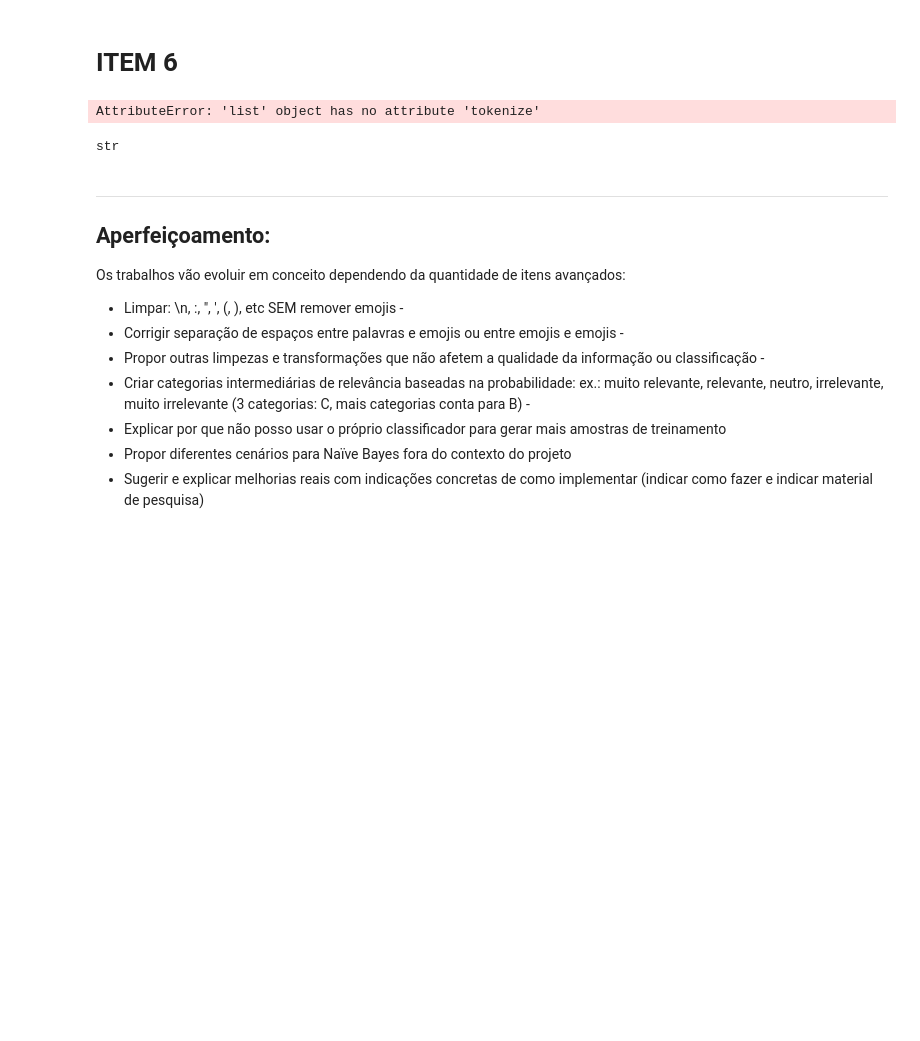
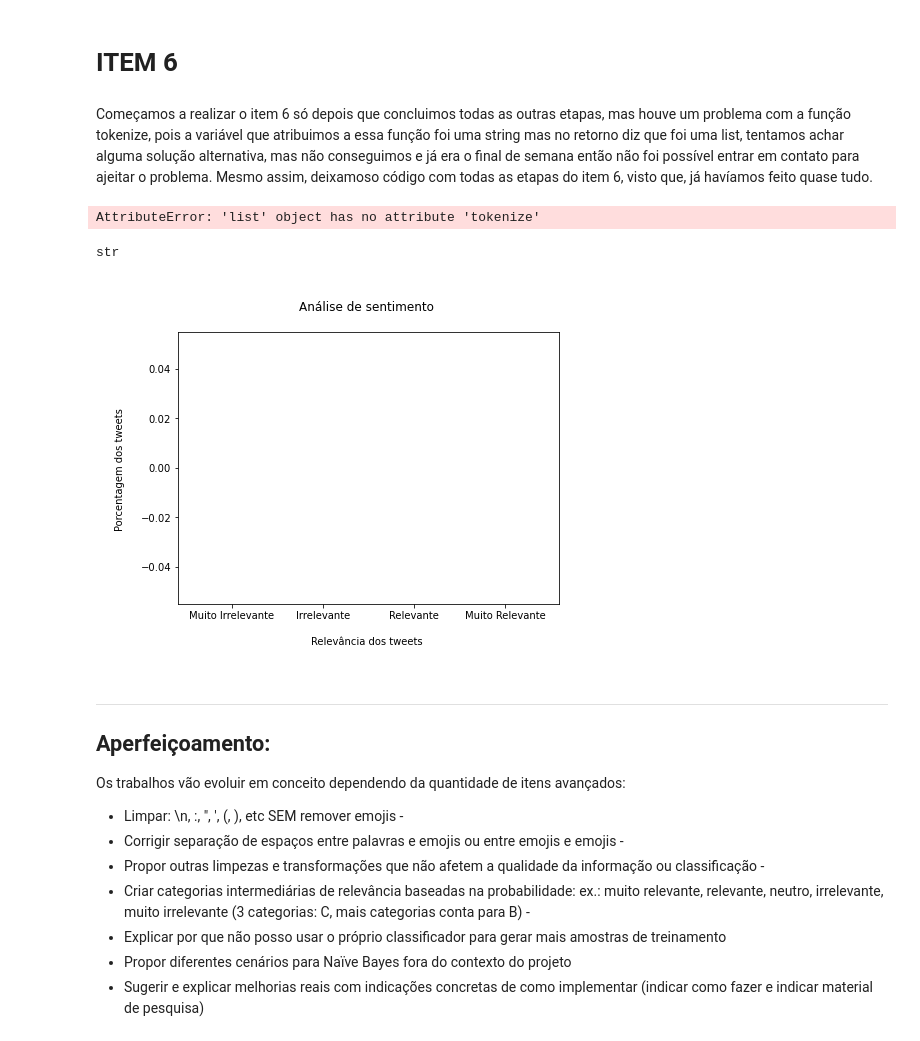
Before and after one commit to alicealongman/P1-cdados, a Jupyter notebook: Projeto1_Layout_Classificador.ipynb, the cells around one changed output. Drawn from its saved outputs; the diff is of its cells as text; code cells hidden in the pictures; blank space fills up the shorter version.

```diff
--- a/Projeto1_Layout_Classificador.ipynb
+++ b/Projeto1_Layout_Classificador.ipynb
@@ -526,6 +559,9 @@ plt.show()
 - Não poderíamos implementar novos tweets na base de treinamento pois o nosso classificador já possui um viés sobre certas palavras para gerar uma conclusão se aquela declaração é relevante ou irrelevante. Ou seja, mesmo implementando mais tweets, o Naive-Bayes continuaria cometendo os mesmos erros.
 # %% [markdown]
 # ITEM 6
+# %% [markdown]
+Começamos a realizar o item 6 só depois que concluimos todas as outras etapas, mas houve um problema com a função tokenize, pois a variável que atribuimos a essa função foi uma string mas no retorno diz que foi uma list, tentamos achar alguma solução alternativa, mas não conseguimos e já era o final de semana então não foi possível entrar em contato para ajeitar o problema.
+Mesmo assim, deixamoso código com todas as etapas do item 6, visto que, já havíamos feito quase tudo.
 # %%
 def classifica2 (frase):
 
@@ -606,7 +642,7 @@ tudo = tudo.reset_index(drop=True)
 for i in range (100):
     #dividindo em treinamento e teste
     tr = tudo.sample(frac = 0.6)
-    te = tudo.drop(te.index)
+    te = tudo.drop(tr.index)
 
     #dividindo nas classificações
 
@@ -614,7 +650,7 @@ for i in range (100):
     filtroMR = tr["Classificação"]== "Muito Relevante"
     classificadorMR = ' '.join(tr.loc[filtroMR, 'Tweets'])
     classificadorMRlimpo = cleanup(classificadorMR)
-    claMRs = str(classificadorMRlimpo)
+    claMRs = ''.join(classificadorMRlimpo)
 
     #Relevante
     filtroR = tr["Classificação"]== "Relevante"
@@ -634,8 +670,8 @@ for i in range (100):
     classificadorMIlimpo = cleanup(classificadorMI)
     claMIs = str(classificadorMIlimpo)
 
-    #SEPARANDO
-    claMRpronto = t.tokenize(claMRs)
+    #separando
+    claMRpronto= t.tokenize(claMRs)
     claRpronto = t.tokenize(claRs)
     claIpronto = t.tokenize(claIs)
     claMIpronto = t.tokenize(claMIs)
@@ -660,6 +696,7 @@ for i in range (100):
     seriesMI = pd.Series(claMIpronto)
     freqabMI= seriesMI.value_counts()
 
+
     te['Tweets'] = te['Tweets'].astype('str')
     te['Tweets'] = te['Tweets'].apply(cleanup)
     te['Classificador'] = te['Tweets'].apply(classifica2)
@@ -671,10 +708,30 @@ for i in range (100):
     MR_v.append(tpi.iloc[3,2])
 # %% [output]
 AttributeError: 'list' object has no attribute 'tokenize'
-# %%
-type(claMRs)
-# %% [output]
-str
+# %%
+#mostrando que a variável atribuida é uma string
+type(claMRs)
+# %% [output]
+str
+# %%
+ #plotando o histograma
+
+plt.figure(figsize=(15, 5))
+
+dado =  [sum(MI_v), sum(I_v),sum(R_v), sum(MR_v)]
+dadonome = ["Muito Irrelevante", "Irrelevante", "Relevante", "Muito Relevante"]
+
+colors = ['orange', 'yellow', 'green', 'red']
+
+plt.subplot(121)
+plt.bar(dadonome, dado, color=colors)
+plt.xlabel('\nRelevância dos tweets \n')
+plt.ylabel('\nPorcentagem dos tweets \n')
+plt.title('\nAnálise de sentimento \n')
+
+plt.show()
+# %% [output]
+[figure, added]
 # %% [markdown]
 ___
 ## Aperfeiçoamento:
```
Also changed, not shown: parts of 4 cells of this notebook.
